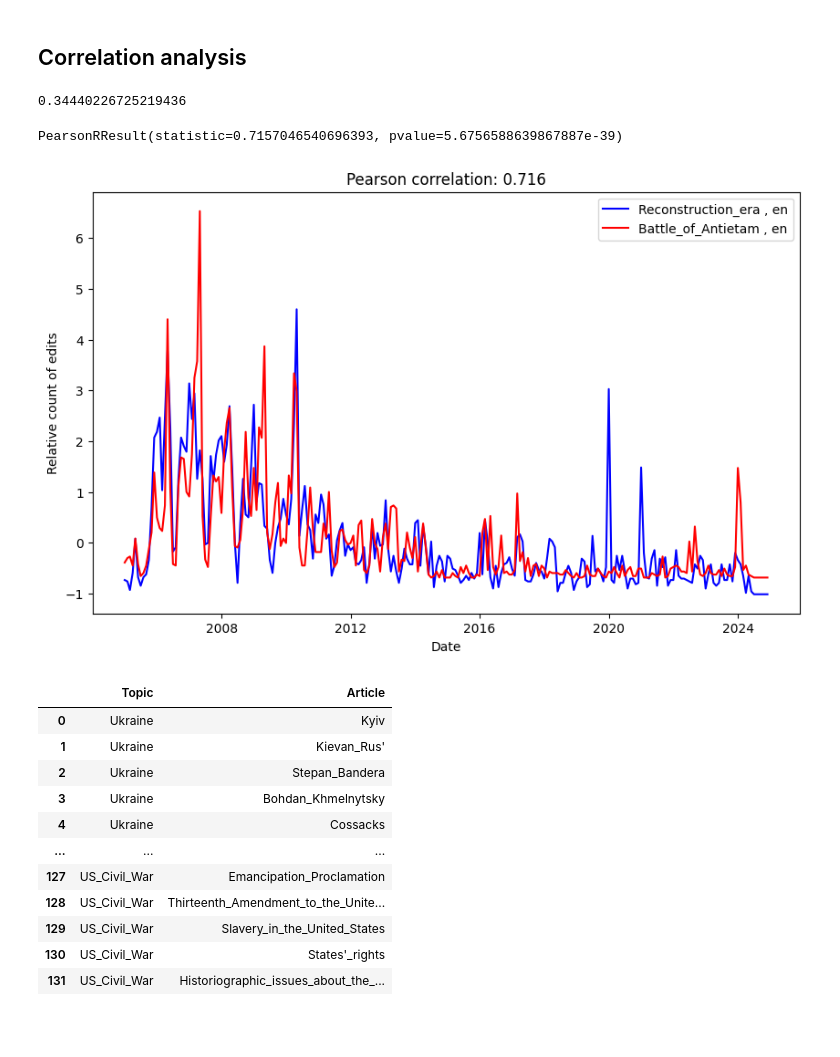
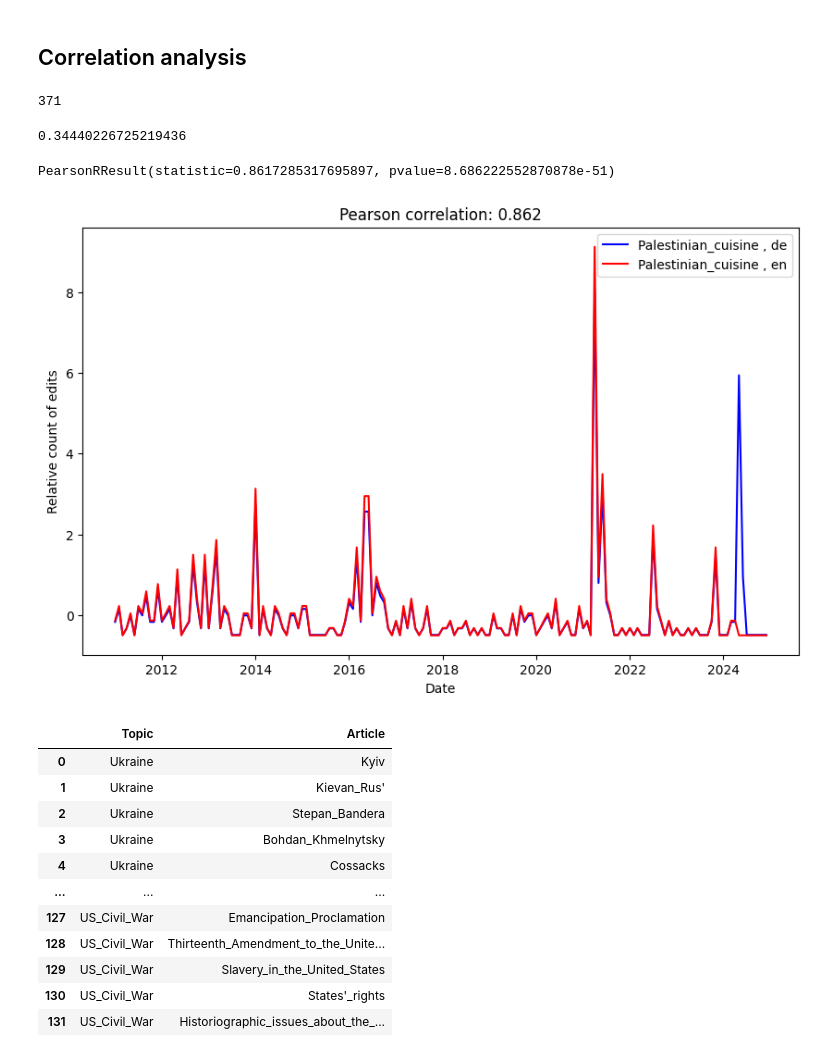
Before and after one commit to Rrisko/WikiEdits, a Jupyter notebook: code/correlation_analysis.ipynb, the cells around one changed output. Saved outputs shown, nothing was run; the diff lists cells and outputs as text; code cells hidden in the pictures; blank space fills up the shorter version.

```diff
--- a/code/correlation_analysis.ipynb
+++ b/code/correlation_analysis.ipynb
@@ -132,6 +151,10 @@ print(len(wikiData))
 82656
 # %% [markdown]
 ## Correlation analysis
+# %%
+len(wikiData[['article', 'language']].drop_duplicates())
+# %% [output]
+371
 # %%
 from scipy.stats import pearsonr
 import matplotlib.pyplot as plt
@@ -211,11 +234,11 @@ def plot_correlation(article1 : str = None, lang1 : str = None, article2 : str =
 correlation_edits('Abraham_Lincoln', 'en', 'Abraham_Lincoln', 'de')[0]
 # %% [output]
 0.34440226725219436
-# %%
-plot_correlation('Reconstruction_era', 'en', 'Battle_of_Antietam', 'en')
-# %% [output]
-PearsonRResult(statistic=0.7157046540696393, pvalue=5.6756588639867887e-39)
-[figure, removed]
+# %%
+plot_correlation('Palestinian_cuisine', 'de', 'Palestinian_cuisine', 'en', df=wikiData[(wikiData['date'] >= datetime(2011,1,1))])
+# %% [output]
+PearsonRResult(statistic=0.8617285317695897, pvalue=8.686222552870878e-51)
+[figure, added]
 # %%
 def calculate_correlations(df : pd.DataFrame = wikiData) -> pd.DataFrame:
 
```
Also changed, not shown: parts of 29 cells of this notebook, 7 other files.
